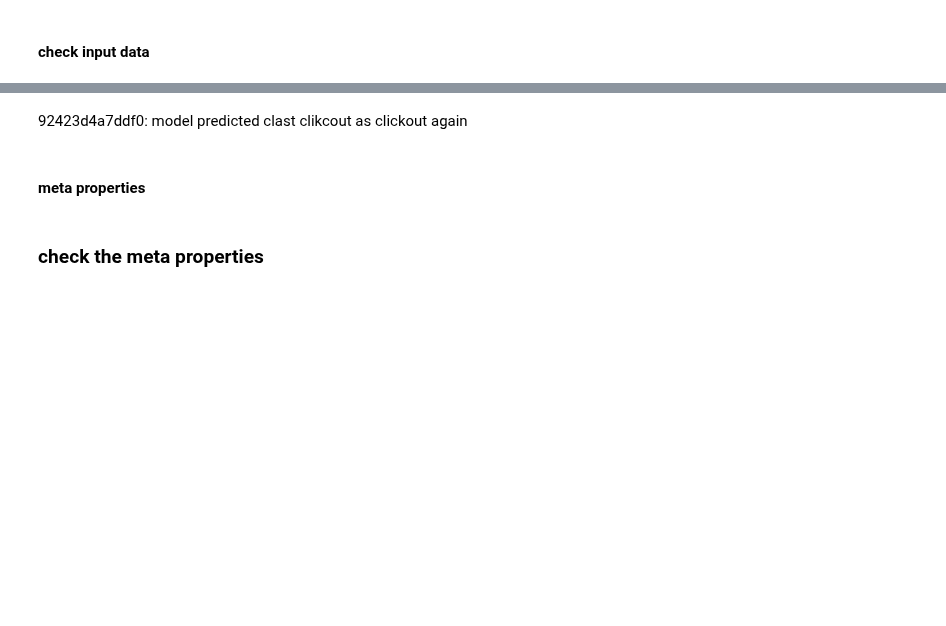
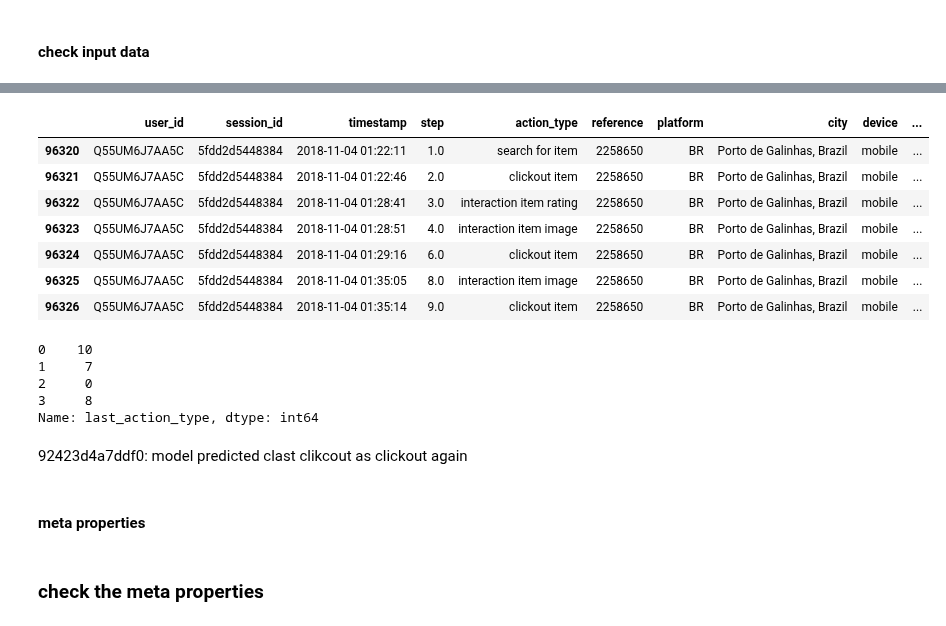
Before and after one commit to samshipengs/naps, a Jupyter notebook: lgb_model_checking.ipynb, the cells around one changed output, grey strips where cells are left out. Drawn from its saved outputs; the diff is of its cells as text; code cells hidden in the pictures; blank space fills up the shorter version.

```diff
--- a/lgb_model_checking.ipynb
+++ b/lgb_model_checking.ipynb
@@ -356,0 +385,6 @@ Inspect row:2
+# %%
+dup_mask = (train_clean.action_type == 'clickout item') & (train_clean.duplicated(subset=['session_id', 'action_type', 'reference', 'impressions'],keep=False))
+test_ids = train_clean[dup_mask].session_id.unique()
+# %%
+tid = np.random.choice(test_ids, 1)[0]
+tid
@@ -357,3 +403,22 @@ Inspect row:2
+# %%
+train_clean[train_clean.session_id == tid]
+# %% [output]
+|  | user_id | session_id | timestamp | step | action_type | reference | platform | city | device | ... |
+| 96320 | Q55UM6J7AA5C | 5fdd2d5448384 | 2018-11-04 01:22:11 | 1.0 | search for item | 2258650 | BR | Porto de Galinhas, Brazil | mobile | ... |
+| 96321 | Q55UM6J7AA5C | 5fdd2d5448384 | 2018-11-04 01:22:46 | 2.0 | clickout item | 2258650 | BR | Porto de Galinhas, Brazil | mobile | ... |
+| 96322 | Q55UM6J7AA5C | 5fdd2d5448384 | 2018-11-04 01:28:41 | 3.0 | interaction item rating | 2258650 | BR | Porto de Galinhas, Brazil | mobile | ... |
+| 96323 | Q55UM6J7AA5C | 5fdd2d5448384 | 2018-11-04 01:28:51 | 4.0 | interaction item image | 2258650 | BR | Porto de Galinhas, Brazil | mobile | ... |
+| 96324 | Q55UM6J7AA5C | 5fdd2d5448384 | 2018-11-04 01:29:16 | 6.0 | clickout item | 2258650 | BR | Porto de Galinhas, Brazil | mobile | ... |
+| 96325 | Q55UM6J7AA5C | 5fdd2d5448384 | 2018-11-04 01:35:05 | 8.0 | interaction item image | 2258650 | BR | Porto de Galinhas, Brazil | mobile | ... |
+| 96326 | Q55UM6J7AA5C | 5fdd2d5448384 | 2018-11-04 01:35:14 | 9.0 | clickout item | 2258650 | BR | Porto de Galinhas, Brazil | mobile | ... |
+# %%
+input_demo.last_action_type
+# %% [output]
+0    10
+1     7
+2     0
+3     8
+Name: last_action_type, dtype: int64
 # %%
 # inspect_model(explainer, shap_values)
 cls = int(input('Inspect class:'))
```
Also changed, not shown: parts of 19 cells of this notebook, 4 other files.
